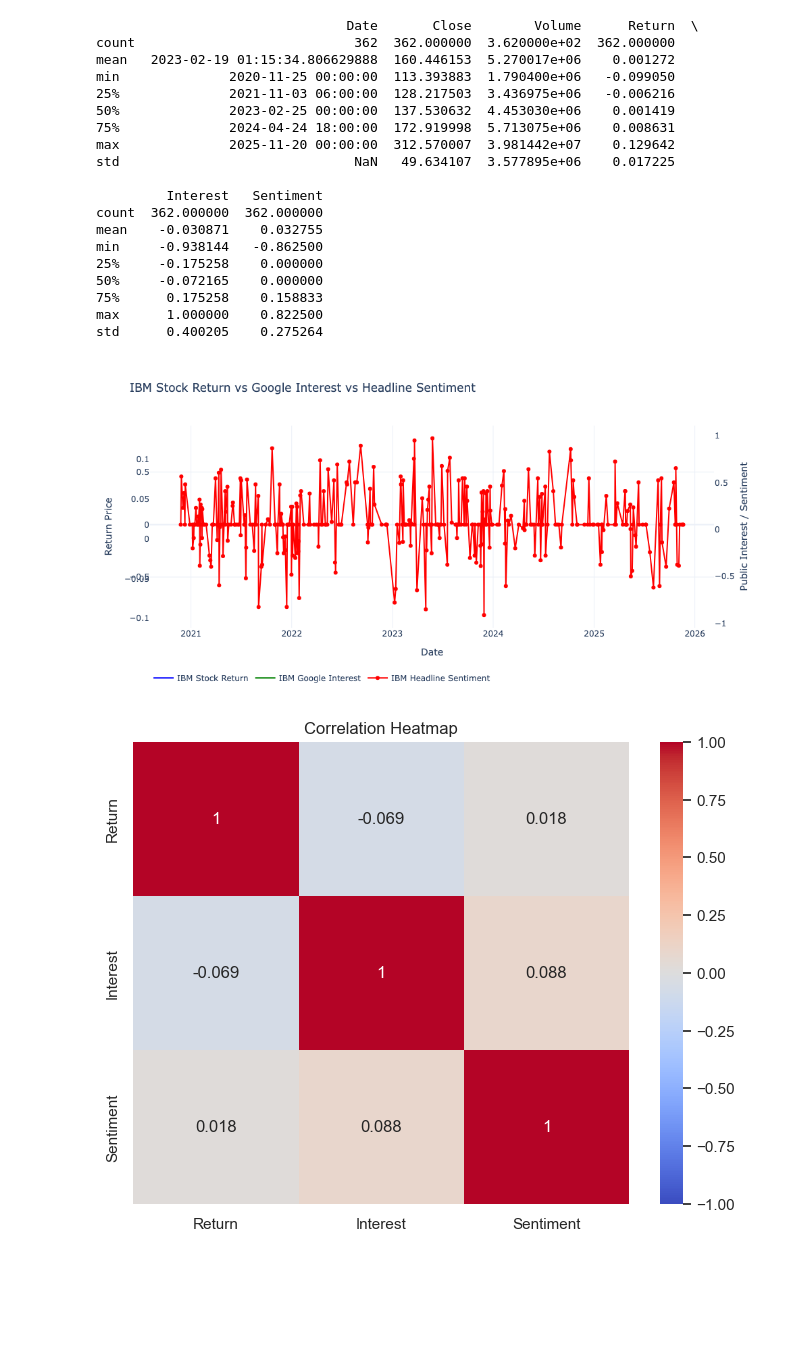
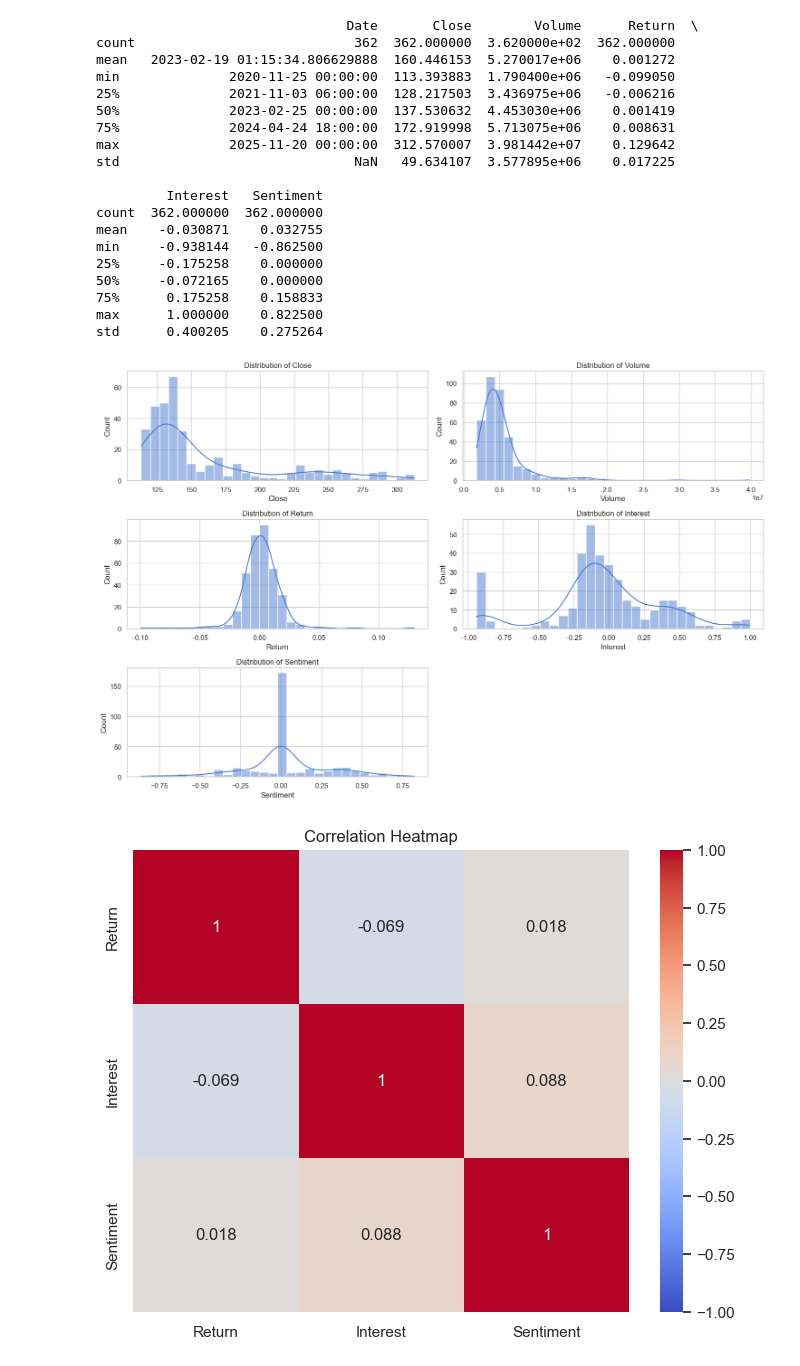
Before and after one commit to maddwillson/dsci510_fall2025_final_project, a Jupyter notebook: src/results.ipynb, the cells around one changed output. Drawn from its saved outputs; the diff is of its cells as text; code cells hidden in the pictures; blank space fills up the shorter version.

```diff
--- a/src/results.ipynb
+++ b/src/results.ipynb
@@ -76,51 +76,21 @@ min     -0.938144   -0.862500
 75%      0.175258    0.158833
 max      1.000000    0.822500
 std      0.400205    0.275264
-# %%
-# Time Series
-
-# Create figure
-fig = go.Figure()
-
-# Stock price
-fig.add_trace(go.Scatter(
-    x=df["Date"], y=df["Return"],
-    mode="lines",
-    name="IBM Stock Return",
-    line=dict(color="blue")
-))
-
-# Google Interest
-fig.add_trace(go.Scatter(
-    x=df["Date"], y=df["Interest"],
-    mode="lines",
-    name="IBM Google Interest",
-    yaxis="y2",
-    line=dict(color="green")
-))
-
-# Sentiment
-fig.add_trace(go.Scatter(
-    x=df["Date"], y=df["Sentiment"],
-    mode="lines+markers",
-    name="IBM Headline Sentiment",
-    yaxis="y3",
-    line=dict(color="red")
-))
-
-# Layout with multiple y-axes
-fig.update_layout(
-    title="IBM Stock Return vs Google Interest vs Headline Sentiment",
-    xaxis=dict(title="Date"),
-    yaxis=dict(title="Return Price", side="left"),
-    yaxis2=dict(title="Public Interest / Sentiment", overlaying="y", side="right"),
-    legend=dict(orientation="h", y=-0.2),
-    template="plotly_white",
-    width=1000, height=500
-)
-
-fig.show()
-# %% [output]
-[figure, removed]
+# %%
+# Distributions of variables
+
+variables = ['Close', 'Volume', 'Return', 'Interest', 'Sentiment']
+
+plt.figure(figsize=(15,10))
+for i, var in enumerate(variables, 1):
+    plt.subplot(3,2,i)
+    sns.histplot(df[var], kde=True, bins=30)
+    plt.title(f'Distribution of {var}')
+plt.tight_layout()
+plt.show()
+
+# plt.savefig("results/variable_distributions.png")
+# %% [output]
+[figure, added]
 # %%
 # Correlation heatmap
```
Also changed, not shown: parts of 8 cells of this notebook, 1 other file.
